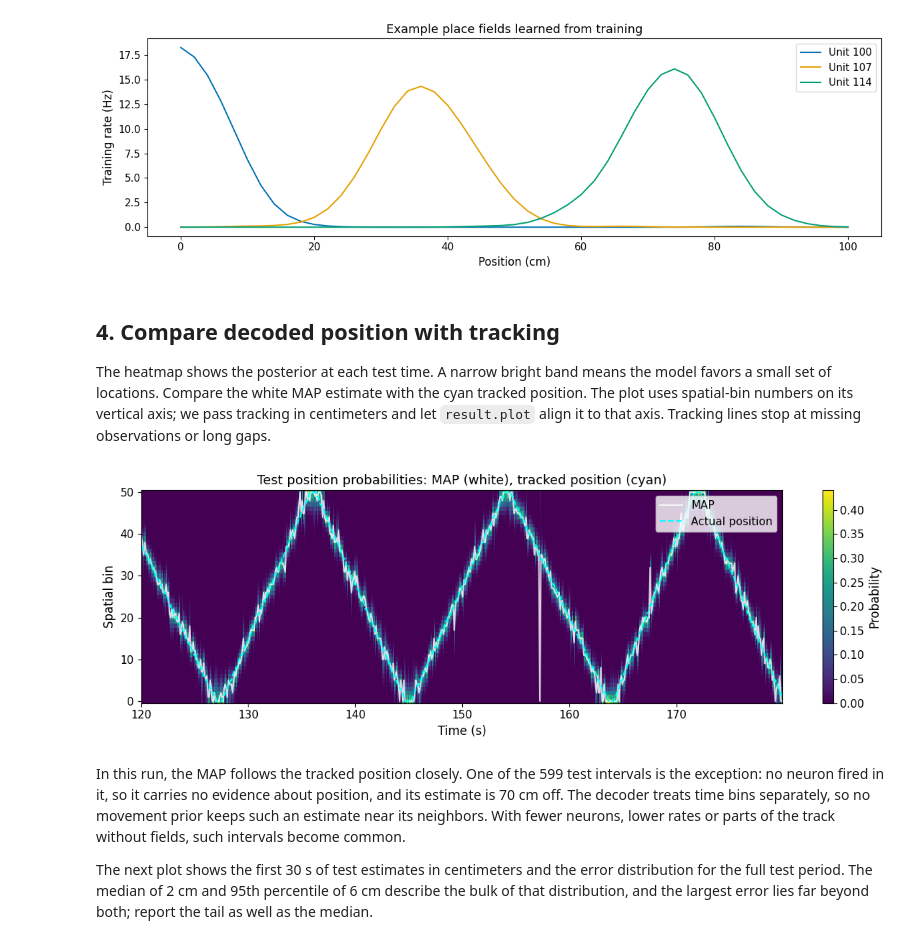
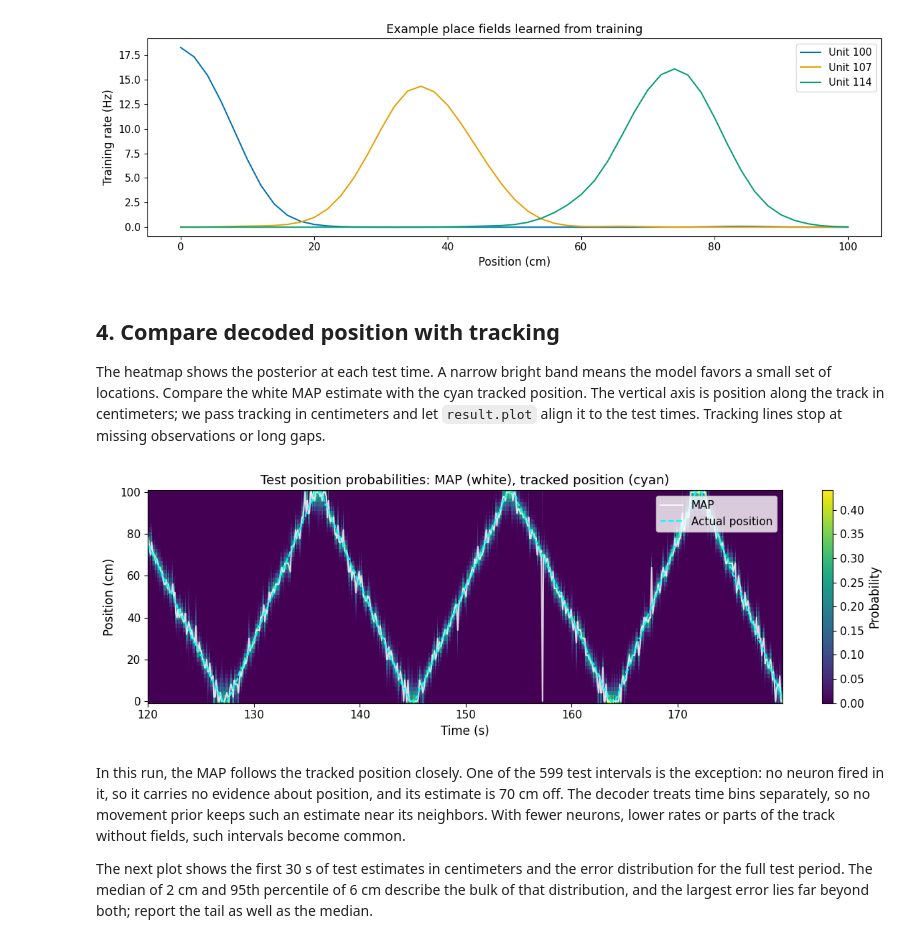
Before and after one commit to edeno/neurospatial, a Jupyter notebook: docs/examples/06_position_decoding.ipynb, the cells around one changed output. Cells and saved outputs as stored; diff of their text form; code cells hidden in the pictures.

```diff
--- a/docs/examples/06_position_decoding.ipynb
+++ b/docs/examples/06_position_decoding.ipynb
@@ -212,27 +212,25 @@ plt.show()
 
 The heatmap shows the posterior at each test time. A narrow bright band means
 the model favors a small set of locations. Compare the white MAP estimate
-with the cyan tracked position. The plot uses spatial-bin numbers on its
-vertical axis; we pass tracking in centimeters and let `result.plot` align it
-to that axis. Tracking lines stop at missing observations or long gaps.
+with the cyan tracked position. The vertical axis is position along the track
+in centimeters; we pass tracking in centimeters and let `result.plot` align it
+to the test times. Tracking lines stop at missing observations or long gaps.
 # %%
 # Supply tracking with its original timestamps for the comparison.
 fig, ax = plt.subplots(figsize=(12, 4))
 result.plot(
     ax=ax,
     show_map=True,
-    colorbar=True,
     true_times=times,
     true_positions=positions,
     max_gap=decoder.max_gap,
 )
 n_show = min(300, result.n_time_bins)
 ax.set_title("Test position probabilities: MAP (white), tracked position (cyan)")
-ax.legend(loc="upper right")
 fig.tight_layout()
 plt.show()
 # %% [output]
-[figure, old version]
+[figure, new version]
 # %% [markdown]
 In this run, the MAP follows the tracked position closely. One of the 599
 test intervals is the exception: no neuron fired in it, so it carries no
```
Also changed, not shown: 48 other files.
